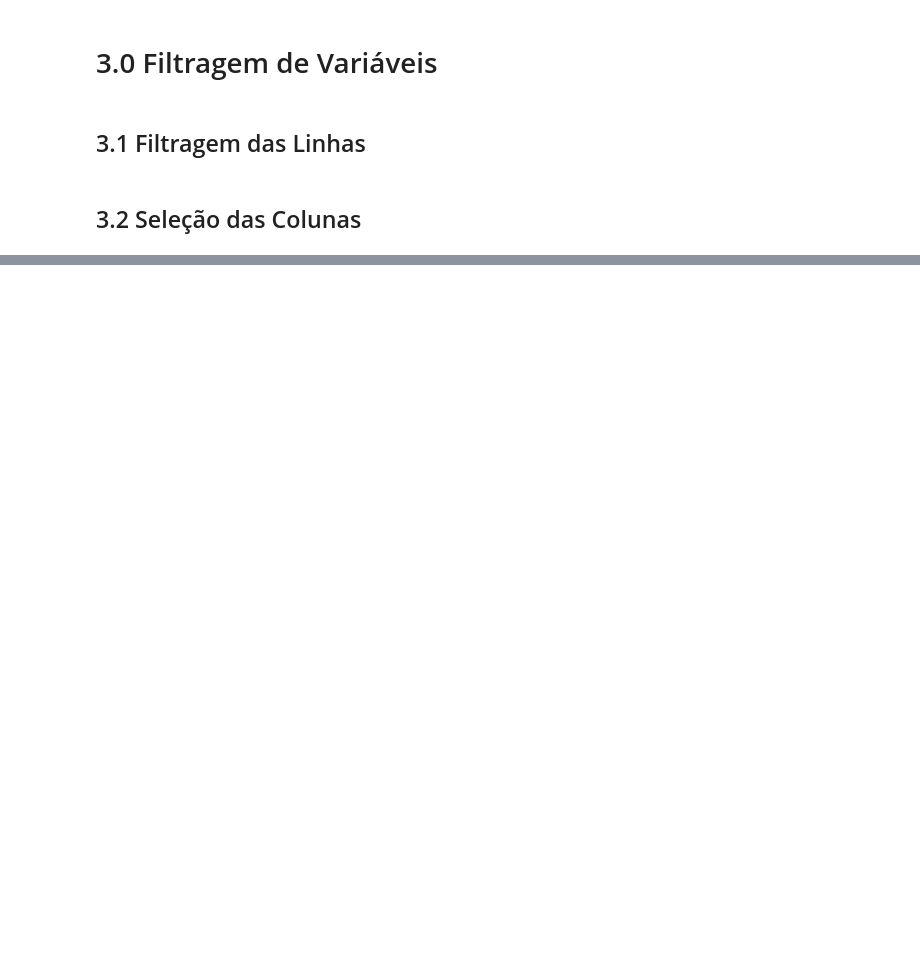
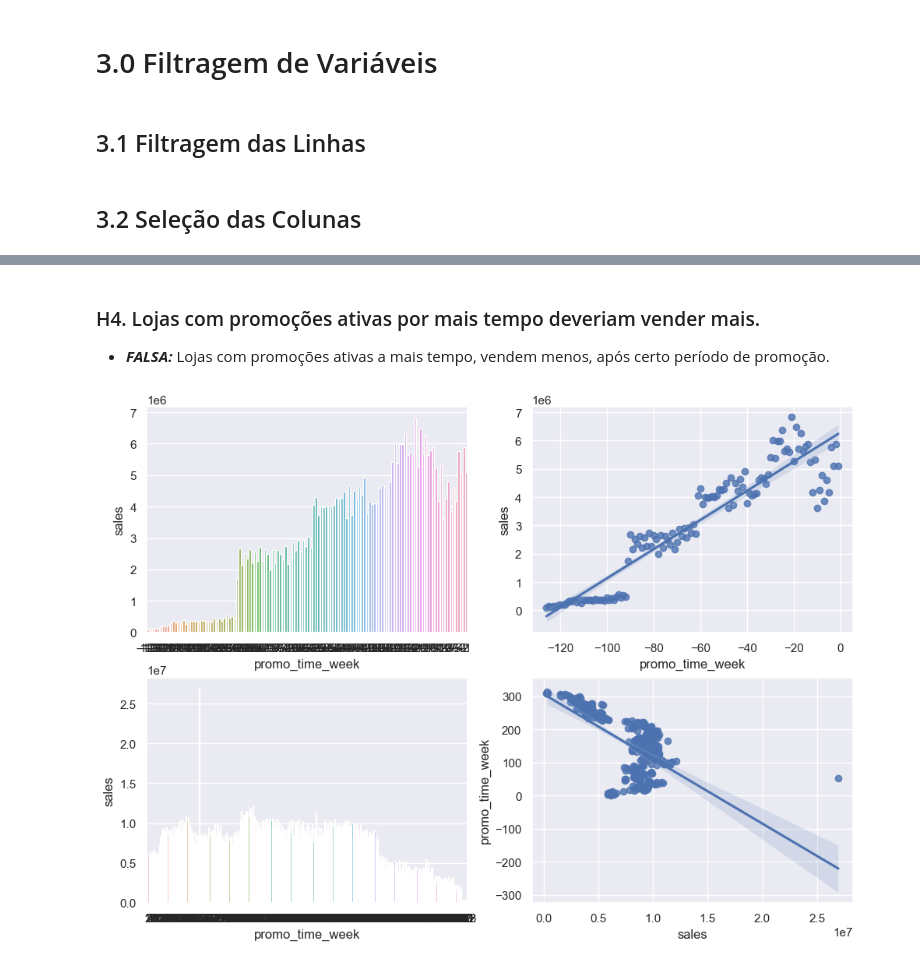
Before and after one commit to andersonrenatobonif/store_sales_predicition, a Jupyter notebook: v01_store_sales_prediction.ipynb, the cells around one changed output, grey strips where cells are left out. Cells and saved outputs as stored; diff of their text form; code cells hidden in the pictures; blank space fills up the shorter version.

```diff
--- a/v01_store_sales_prediction.ipynb
+++ b/v01_store_sales_prediction.ipynb
@@ -274,4 +178,19 @@ df2['year_week'] = df2['date'].dt.strftime('%Y-%W')
 # %%
+# year
+df2['year'] = df2['date'].dt.year
+
+# month
+df2['month'] = df2['date'].dt.month
+
+# day
+df2['day'] = df2['date'].dt.day
+
+# week of year
+df2['week_of_year'] = df2['date'].dt.isocalendar().week
+
+# year week
+df2['year_week'] = df2['date'].dt.strftime('%Y-%W')
+
 # competition since
 df2['competition_since'] = (df2.apply(lambda x: datetime.datetime
                                       (year=x['competition_open_since_year'],
@@ -279,8 +198,9 @@ df2['competition_since'] = (df2.apply(lambda x: datetime.datetime
                                        day=1), axis=1))
 
 
-df2['competition_time_month'] = (((df2['date'] - df2['competition_since']) / 30).
-                                 apply(lambda x: x.days).astype(int))
+#df2['competition_time_month'] = (((df2['date'] - df2['competition_since']) / 30).apply(lambda x: x.days).astype(int))
+
+df2['competition_time_month'] = (df2['date'] - df2['competition_since']).apply(lambda x: (x.days)/30).astype(int)
 
 
 
@@ -311,3 +231,6 @@ df2['state_holiday'] = (df2['state_holiday'].
                      apply(lambda x: 'public_holiday' if x == 'a'
                            else 'easter_holiday' if x == 'b' else 'christmas' if x == 'c'
                            else 'regular'))
+
+
+df2.head().T
@@ -346,0 +252,2 @@ df3 = df3.drop(cols_drop, axis=1)
+# %%
+df4 = df3.copy()
@@ -346,0 +258,3 @@ df3 = df3.drop(cols_drop, axis=1)
+# %%
+sns.histplot( df4['sales'])
+sns.set(rc={'figure.figsize':(11.7,8.27)})
@@ -346,0 +379,4 @@ df3 = df3.drop(cols_drop, axis=1)
+# %% [markdown]
+### H4. Lojas com promoções ativas por mais tempo deveriam vender mais.
+
+- ***FALSA:*** Lojas com promoções ativas a mais tempo, vendem menos, após certo período de promoção.
@@ -346,0 +385,19 @@ df3 = df3.drop(cols_drop, axis=1)
+# %%
+h4 = df4[['promo_time_week', 'sales']].groupby('promo_time_week').sum().reset_index()
+
+plt.subplot(2, 2, 1)
+h4_2 = h4[h4['promo_time_week'] < 0]
+sns.barplot(data = h4_2, x='promo_time_week', y='sales')
+
+plt.subplot(2, 2, 2)
+sns.regplot(data = h4_2, x='promo_time_week', y='sales')
+
+plt.subplot(2, 2, 3)
+h4_3 = h4[h4['promo_time_week'] > 0]
+sns.barplot(data = h4_3, x='promo_time_week', y='sales')
+
+
+plt.subplot(2, 2, 4)
+sns.regplot(data = h4_3, y= 'promo_time_week', x='sales');
+# %% [output]
+[figure, added]
```
Also changed, not shown: parts of 51 cells of this notebook.
